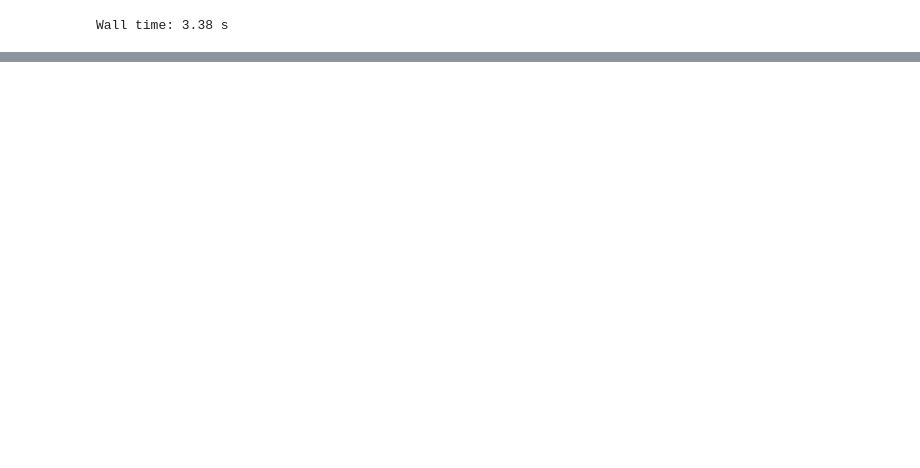
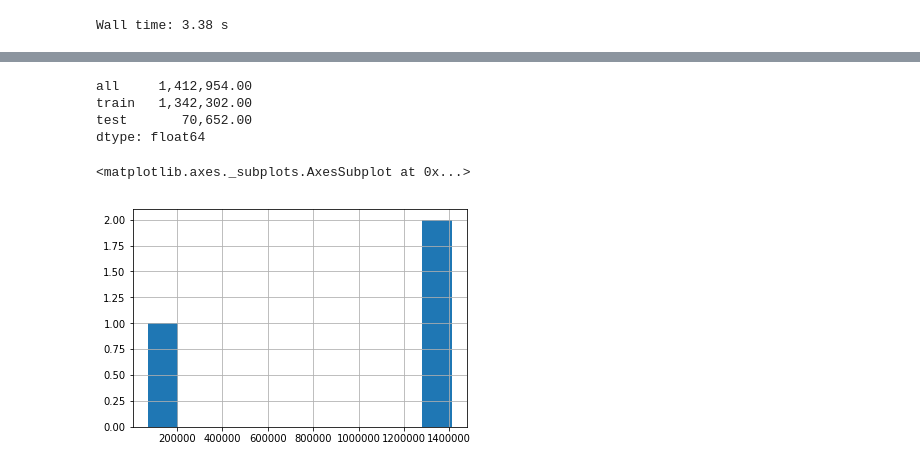
Before and after one commit to yuvalgrossman/datahack_yyr, a Jupyter notebook: yuval_starter.ipynb, the cells around one changed output, grey strips where cells are left out. Saved outputs shown, nothing was run; the diff lists cells and outputs as text; code cells hidden in the pictures; blank space fills up the shorter version.

```diff
--- a/yuval_starter.ipynb
+++ b/yuval_starter.ipynb
@@ -108,0 +182,17 @@ Name: account_id, Length: 2111145, dtype: float64
+# %%
+x2=pd.DataFrame()
+x2['all']=accounts.groupby('country')['country'].count()
+# groupby('country')['country'].transform('count')
+x2['train']=train_accounts.groupby('country')['country'].count()
+x2['test']=test_accounts.groupby('country')['country'].count()
+x2=x2.sum()
+x2
+x2.hist(density=False)
+plt.show()
+# %% [output]
+all     1,412,954.00
+train   1,342,302.00
+test       70,652.00
+dtype: float64
+<matplotlib.axes._subplots.AxesSubplot at 0x...>
+[figure, added]
```
Also changed, not shown: parts of 18 cells of this notebook, 1 other file.
